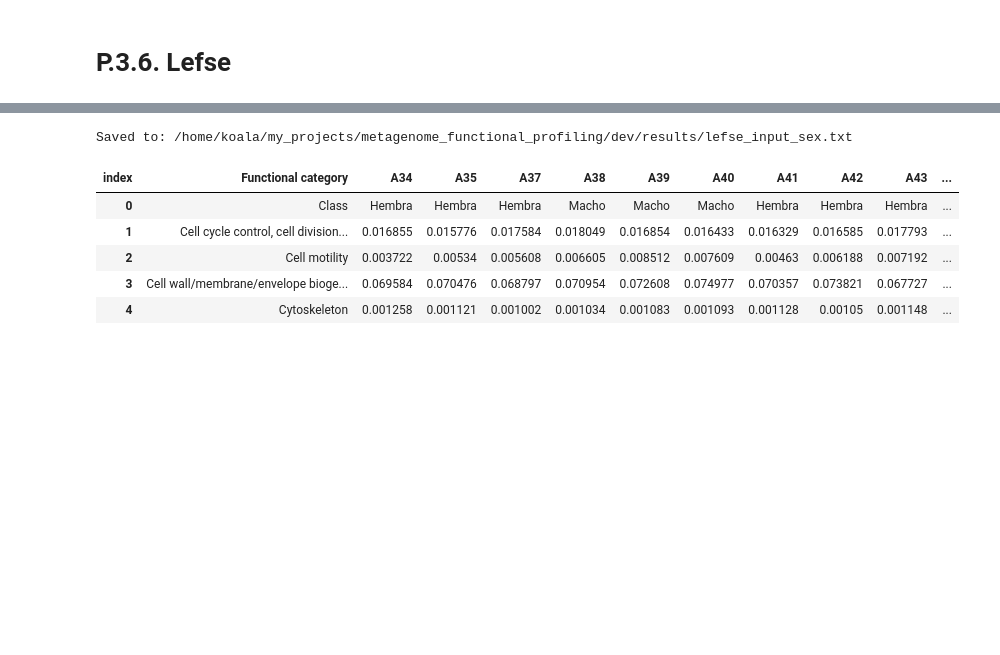
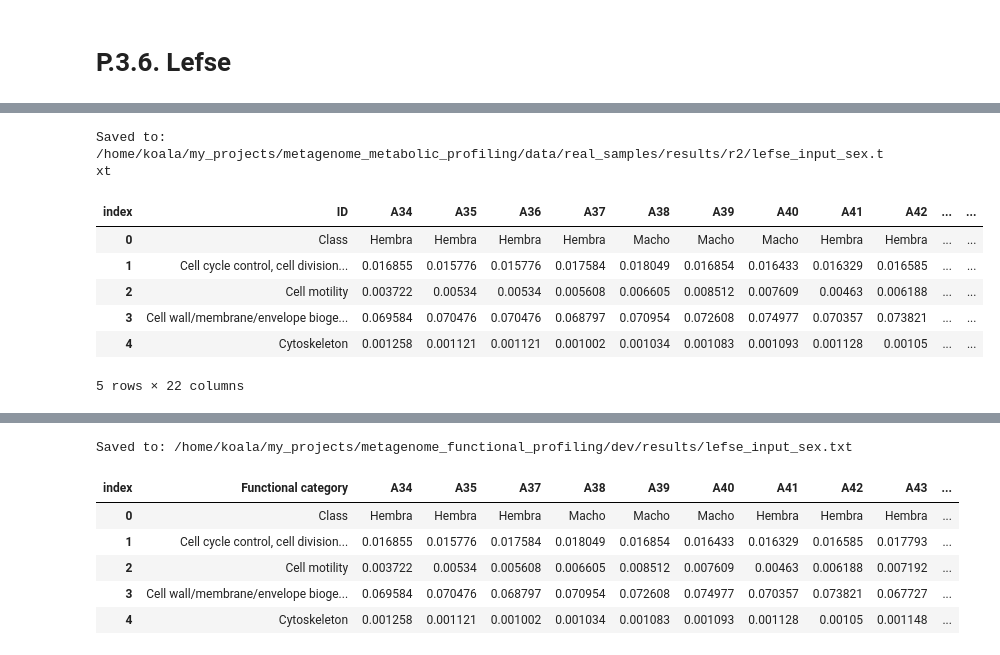
Before and after one commit to limrp/GeneVariantFastAPI, a Jupyter notebook: metagenome_metabolic_profiling/dev/script/met_prof_1.ipynb, the cells around one changed output, grey strips where cells are left out. Cells and saved outputs as stored; diff of their text form; code cells hidden in the pictures; blank space fills up the shorter version.

Commit message:
Jupyter notebook with lefse input preparation.

```diff
--- a/metagenome_metabolic_profiling/dev/script/met_prof_1.ipynb
+++ b/metagenome_metabolic_profiling/dev/script/met_prof_1.ipynb
@@ -959,0 +968,20 @@ data_for_lefse.head()
+# %%
+# Rename the 'index' column to 'ID' to follow lefse input format
+data_for_lefse.rename(columns={'index': 'ID'}, inplace=True)
+# Save the result as a tab-separated file for LEfSe
+output_file = '/home/koala/my_projects/metagenome_metabolic_profiling/data/real_samples/results/r2/lefse_input_sex.txt'
+# output_file = '/home/koala/my_projects/metagenome_functional_profiling/dev/results/r2/lefse_input_sex.txt'
+
+# data_for_lefse.to_csv(output_file, sep='\t', header=False, index=False)
+data_for_lefse.to_csv(output_file, sep='\t', header=True, index=False)
+print(f"Saved to: {output_file}")
+data_for_lefse.head()
+# %% [output]
+Saved to: /home/koala/my_projects/metagenome_metabolic_profiling/data/real_samples/results/r2/lefse_input_sex.txt
+| index | ID | A34 | A35 | A36 | A37 | A38 | A39 | A40 | A41 | A42 | ... | ... |
+| 0 | Class | Hembra | Hembra | Hembra | Hembra | Macho | Macho | Macho | Hembra | Hembra | ... | ... |
+| 1 | Cell cycle control, cell division... | 0.016855 | 0.015776 | 0.015776 | 0.017584 | 0.018049 | 0.016854 | 0.016433 | 0.016329 | 0.016585 | ... | ... |
+| 2 | Cell motility | 0.003722 | 0.00534 | 0.00534 | 0.005608 | 0.006605 | 0.008512 | 0.007609 | 0.00463 | 0.006188 | ... | ... |
+| 3 | Cell wall/membrane/envelope bioge... | 0.069584 | 0.070476 | 0.070476 | 0.068797 | 0.070954 | 0.072608 | 0.074977 | 0.070357 | 0.073821 | ... | ... |
+| 4 | Cytoskeleton | 0.001258 | 0.001121 | 0.001121 | 0.001002 | 0.001034 | 0.001083 | 0.001093 | 0.001128 | 0.00105 | ... | ... |
+5 rows × 22 columns
```
Also changed, not shown: parts of 24 cells of this notebook.
